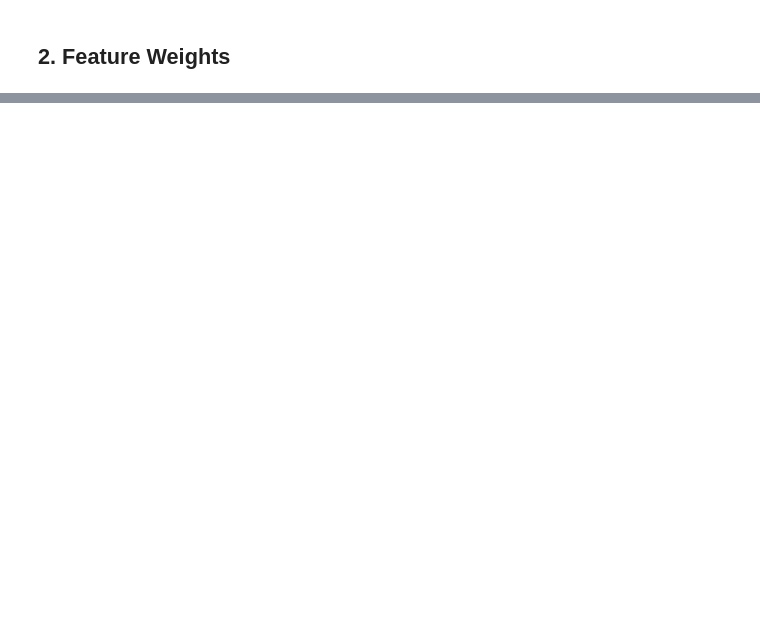
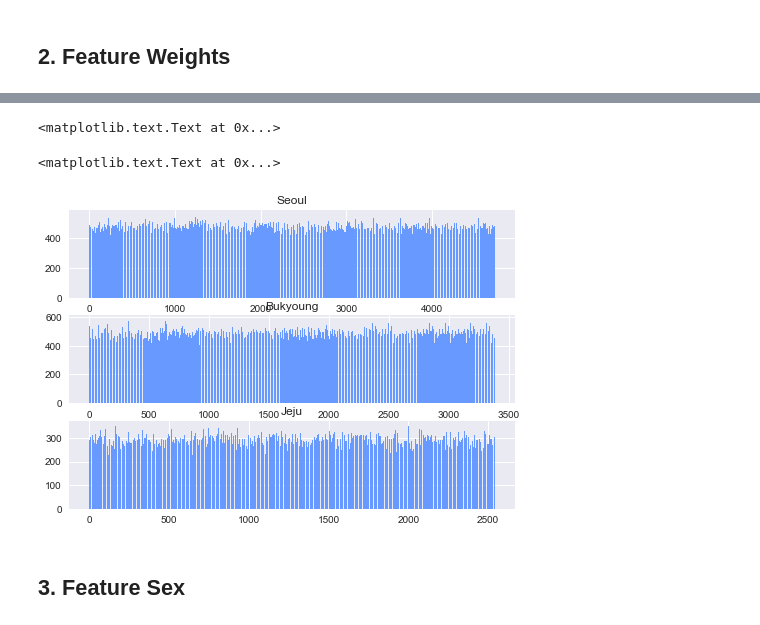
Before and after one commit to Swalloow/ML-Tutorials, a Jupyter notebook: Analysis/Racing Data Analysis.ipynb, the cells around one changed output, grey strips where cells are left out. Drawn from its saved outputs; the diff is of its cells as text; code cells hidden in the pictures; blank space fills up the shorter version.

```diff
--- a/Analysis/Racing Data Analysis.ipynb
+++ b/Analysis/Racing Data Analysis.ipynb
@@ -64,0 +60,23 @@ plt.show()
+# %%
+ax2 = fig.add_subplot(312)
+y = bukg['wgHr'].tolist()
+x = range(len(y))
+ax2.bar(x, y, color="#6799FF")
+ax2.set_title("Bukyoung")
+# %% [output]
+<matplotlib.text.Text at 0x...>
+# %%
+ax3 = fig.add_subplot(313)
+y = jeju['wgHr'].tolist()
+x = range(len(y))
+ax3.bar(x, y, color="#6799FF")
+ax3.set_title("Jeju")
+# %% [output]
+<matplotlib.text.Text at 0x...>
+# %%
+fig = plt.gcf()
+plt.show()
+# %% [output]
+[figure, added]
+# %% [markdown]
+## 3. Feature Sex
```
Also changed, not shown: parts of 18 cells of this notebook.
